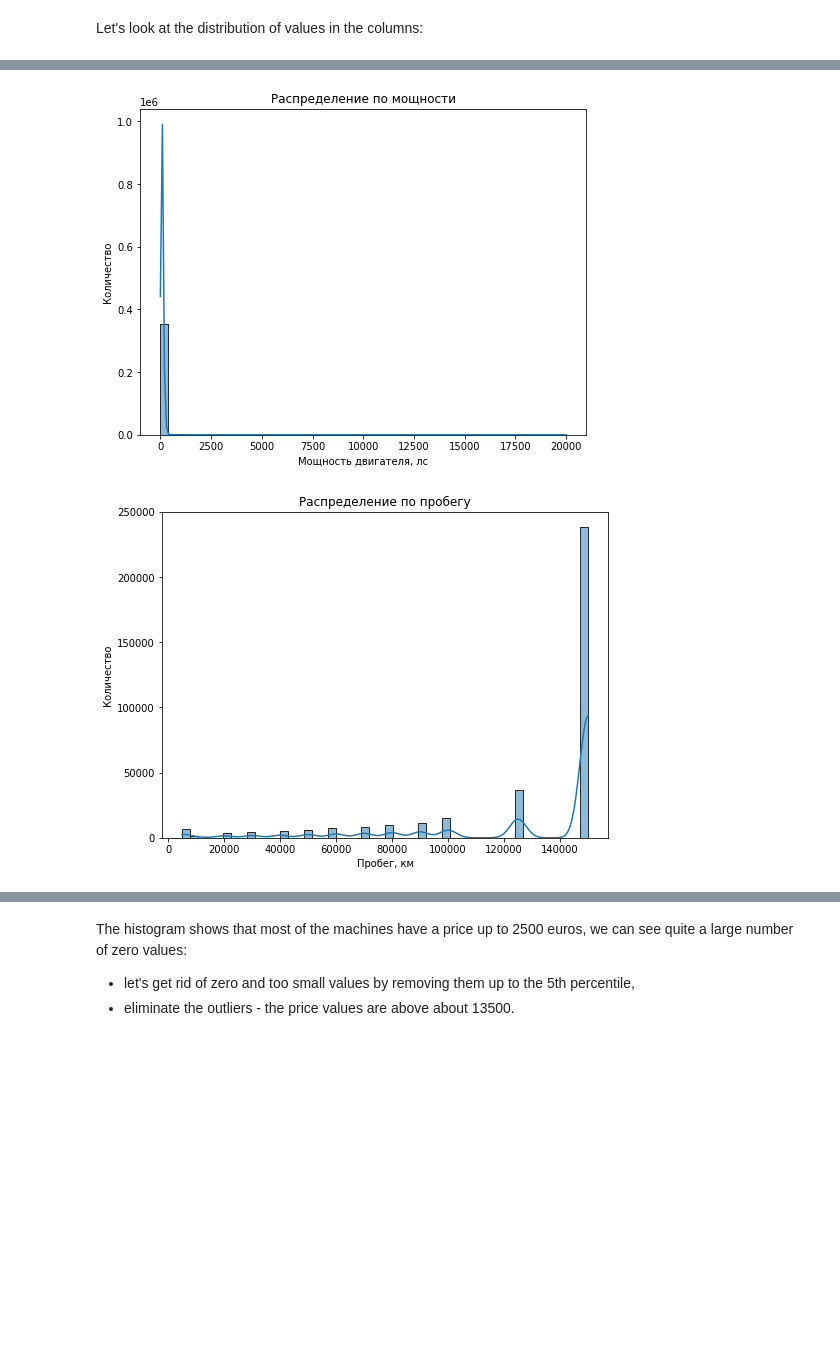
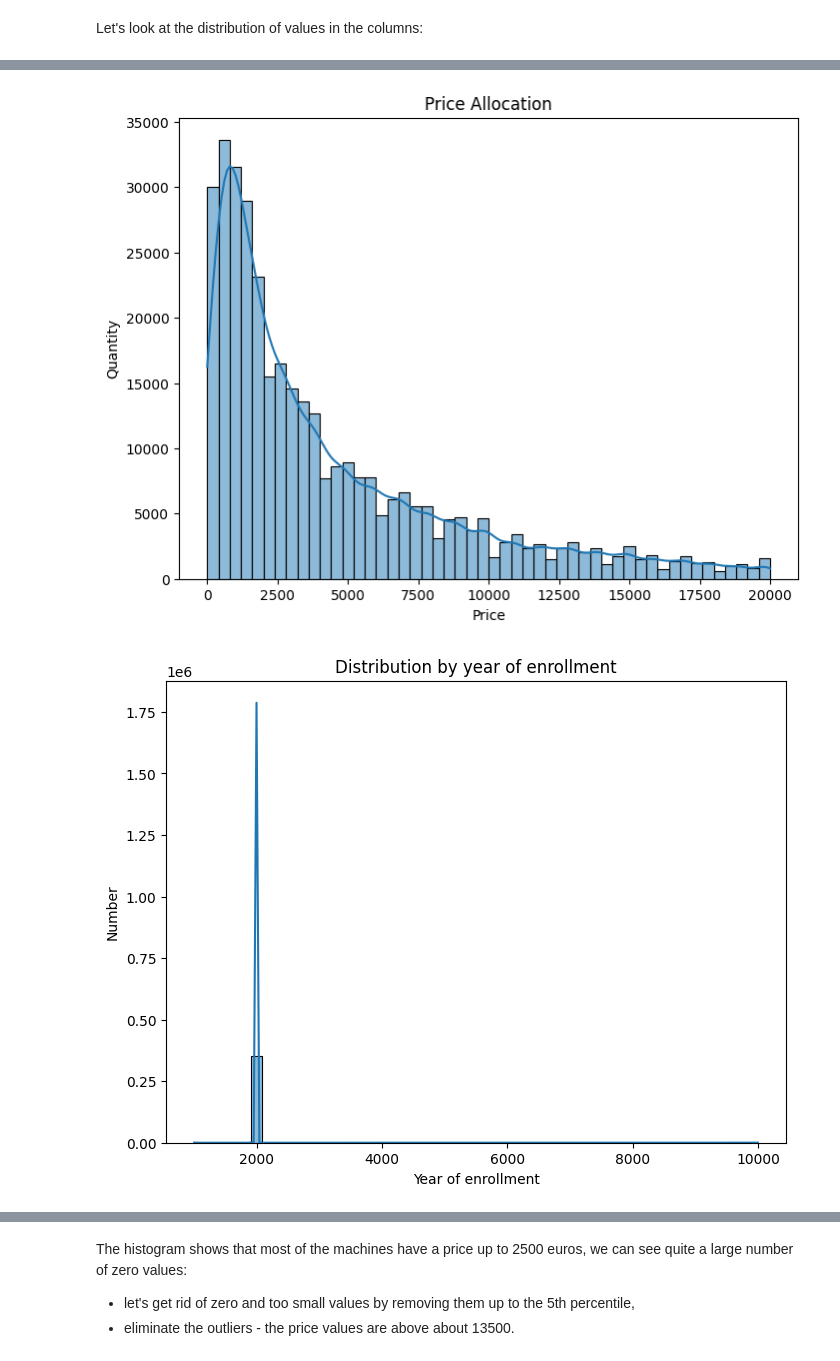
Before and after one commit to ktchka/DS_projects_2022-23, a Jupyter notebook: 10_car_cost_pred/car_cost_pred.ipynb, the cells around one changed output, grey strips where cells are left out. Cells and saved outputs as stored; diff of their text form; code cells hidden in the pictures; blank space fills up the shorter version.

```diff
--- a/10_car_cost_pred/car_cost_pred.ipynb
+++ b/10_car_cost_pred/car_cost_pred.ipynb
@@ -190,8 +182,8 @@ make_hist('registrationyear', 'Распределение по году реги
-# %%
-make_hist('power','Распределение по мощности', 'Мощность двигателя, лс', 'Количество')
-# %% [output]
-[figure, removed]
-# %%
-make_hist('kilometer', 'Распределение по пробегу', 'Пробег, км', 'Количество')
-# %% [output]
-[figure, removed]
+# %%
+make_hist('price', 'Price Allocation', 'Price', 'Quantity')
+# %% [output]
+[figure, added]
+# %%
+make_hist('registrationyear', 'Distribution by year of enrollment', 'Year of enrollment', 'Number')
+# %% [output]
+[figure, added]
```
Also changed, not shown: parts of 8 cells of this notebook.
